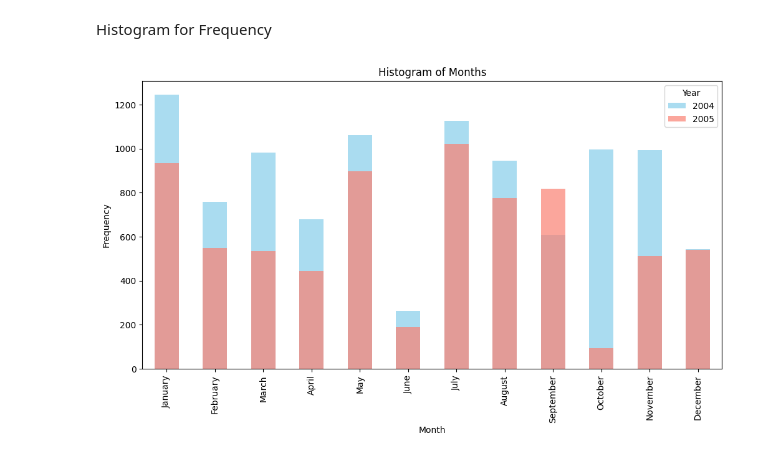
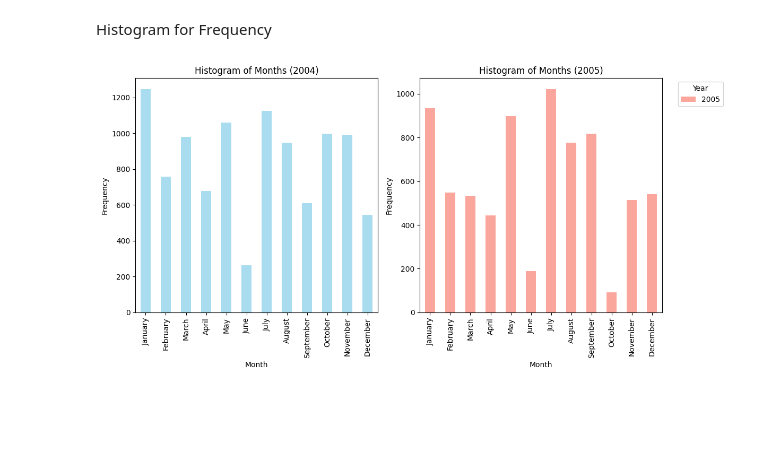
Before and after one commit to ericaahayy/ITGurlsCOSC3337, a Jupyter notebook: Compare_Datasets.ipynb, the cells around one changed output. Saved outputs shown, nothing was run; the diff lists cells and outputs as text; code cells hidden in the pictures; blank space fills up the shorter version.

Commit message:
Split Graphs

```diff
--- a/Compare_Datasets.ipynb
+++ b/Compare_Datasets.ipynb
@@ -21,27 +39,48 @@ Histogram for Frequency
 # %%
 import pandas as pd
 import matplotlib.pyplot as plt
 
 
 df = pd.read_csv('Solar_flare_RHESSI_2004_05.csv')
 
 df['date'] = pd.to_datetime(df[['year', 'month']].assign(DAY=1))
 
 months_order = ['January', 'February', 'March', 'April', 'May', 'June', 'July', 'August', 'September', 'October', 'November', 'December']
 df['month'] = pd.Categorical(df['date'].dt.month_name(), categories=months_order, ordered=True)
 
-plt.figure(figsize=(12, 6))
+# plt.figure(figsize=(12, 6))
+# colors = ['skyblue', 'salmon']
+# years_order = sorted(df['date'].dt.year.unique())
+
+# for i, year in enumerate(years_order):
+#     data_year = df[df['date'].dt.year == year]
+#     data_year['month'].value_counts().sort_index().plot(kind='bar', label=str(year), alpha=0.7, color=colors[i])
+
+# plt.title('Histogram of Months')
+# plt.xlabel('Month')
+# plt.ylabel('Frequency')
+# plt.legend(title='Year')
+# plt.show()
+
+fig, axs = plt.subplots(1, 2, figsize=(12, 6))
+
 colors = ['skyblue', 'salmon']
 years_order = sorted(df['date'].dt.year.unique())
 
 for i, year in enumerate(years_order):
     data_year = df[df['date'].dt.year == year]
-    data_year['month'].value_counts().sort_index().plot(kind='bar', label=str(year), alpha=0.7, color=colors[i])
+    data_year['month'].value_counts().sort_index().plot(kind='bar', ax=axs[i], label=str(year), alpha=0.7, color=colors[i])
 
-plt.title('Histogram of Months')
-plt.xlabel('Month')
-plt.ylabel('Frequency')
-plt.legend(title='Year')
+axs[0].set_title('Histogram of Months (2004)')
+axs[0].set_xlabel('Month')
+axs[0].set_ylabel('Frequency')
+
+axs[1].set_title('Histogram of Months (2005)')
+axs[1].set_xlabel('Month')
+axs[1].set_ylabel('Frequency')
+
+plt.legend(title='Year', loc='upper left', bbox_to_anchor=(1.05, 1))
+plt.tight_layout()
 plt.show()
 # %% [output]
-[figure, old version]
+[figure, new version]
```
Also changed, not shown: parts of 1 cell of this notebook.
